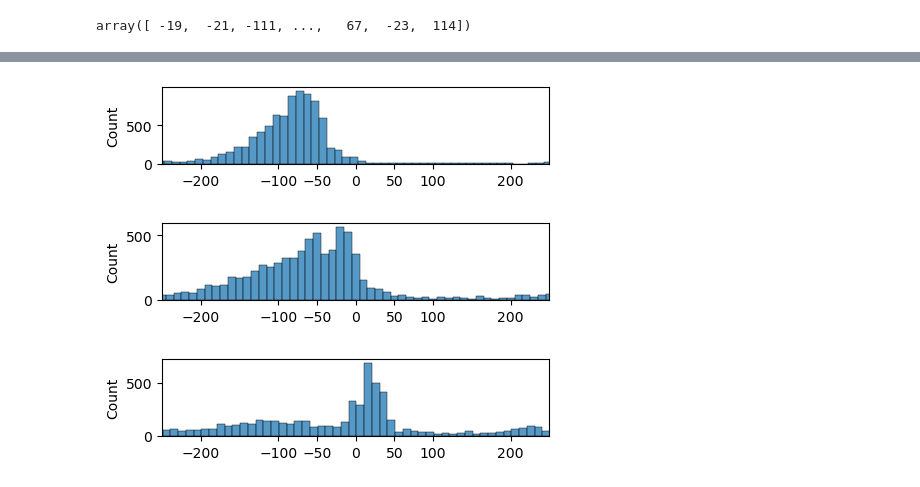
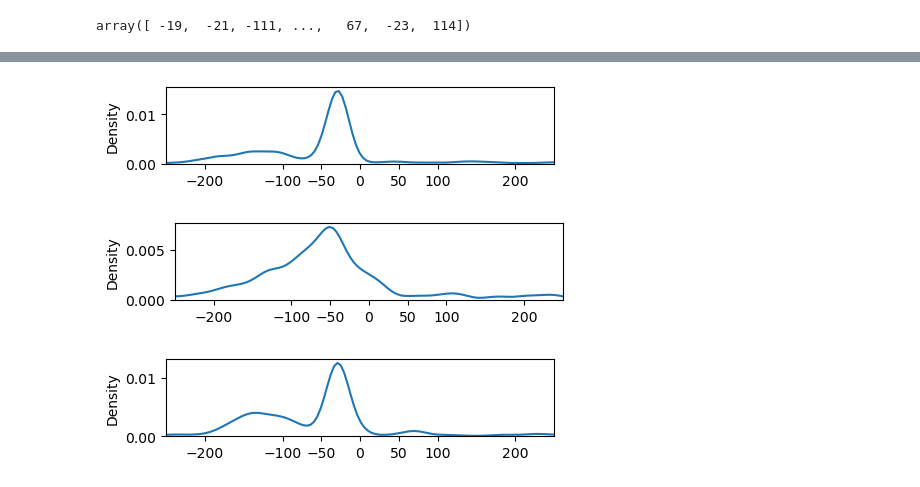
Before and after one commit to Danko-Lab/clipnet_paper, a Jupyter notebook: motif_positioning/modisco_quantity_positions.ipynb, the cells around one changed output, grey strips where cells are left out. Saved outputs shown, nothing was run; the diff lists cells and outputs as text; code cells hidden in the pictures.

```diff
--- a/motif_positioning/modisco_quantity_positions.ipynb
+++ b/motif_positioning/modisco_quantity_positions.ipynb
@@ -65,34 +189,34 @@ plt.rcParams["figure.figsize"] = 5,1
 fig, (ax) = plt.subplots(nrows = 1, sharex = True)
 
 # 500
-i = 2
-sns.histplot(pos[str(i)][:], binwidth=10)
+i = 16
+sns.kdeplot(pos[str(i)][:], bw_adjust=0.5)
 ax.set_xlim(-250, 250)
 ax.set_xticks(xticks)
-plt.savefig("img_quantity_modisco_position/NFY_hist.pdf", bbox_inches="tight")
+plt.savefig("img_quantity_modisco_position/TATA_kde.pdf", bbox_inches="tight")
 # %% [output]
-[figure, old version]
+[figure, new version]
 # %%
 plt.rcParams["figure.figsize"] = 5,1
 fig, (ax) = plt.subplots(nrows = 1, sharex = True)
 
-# 500
-i = 3
-sns.histplot(pos[str(i)][:], binwidth=10)
+# 100
+i = 17
+sns.kdeplot(pos[str(i)][:], bw_adjust=0.5)
 ax.set_xlim(-250, 250)
 ax.set_xticks(xticks)
-plt.savefig("img_quantity_modisco_position/NRF1_hist.pdf", bbox_inches="tight")
+plt.savefig("img_quantity_modisco_position/ZBTB33_kde.pdf", bbox_inches="tight")
 # %% [output]
-[figure, old version]
+[figure, new version]
 # %%
 plt.rcParams["figure.figsize"] = 5,1
 fig, (ax) = plt.subplots(nrows = 1, sharex = True)
 
-# 500
-i = 4
-sns.histplot(pos[str(i)][:], binwidth=10)
+# 100
+i = 27
+sns.kdeplot(pos[str(i)][:], bw_adjust=0.5)
 ax.set_xlim(-250, 250)
 ax.set_xticks(xticks)
-plt.savefig("img_quantity_modisco_position/YY1_hist.pdf", bbox_inches="tight")
+plt.savefig("img_quantity_modisco_position/TATA27_kde.pdf", bbox_inches="tight")
 # %% [output]
-[figure, old version]
+[figure, new version]
```
Also changed, not shown: parts of 22 cells of this notebook, 51 other files.
